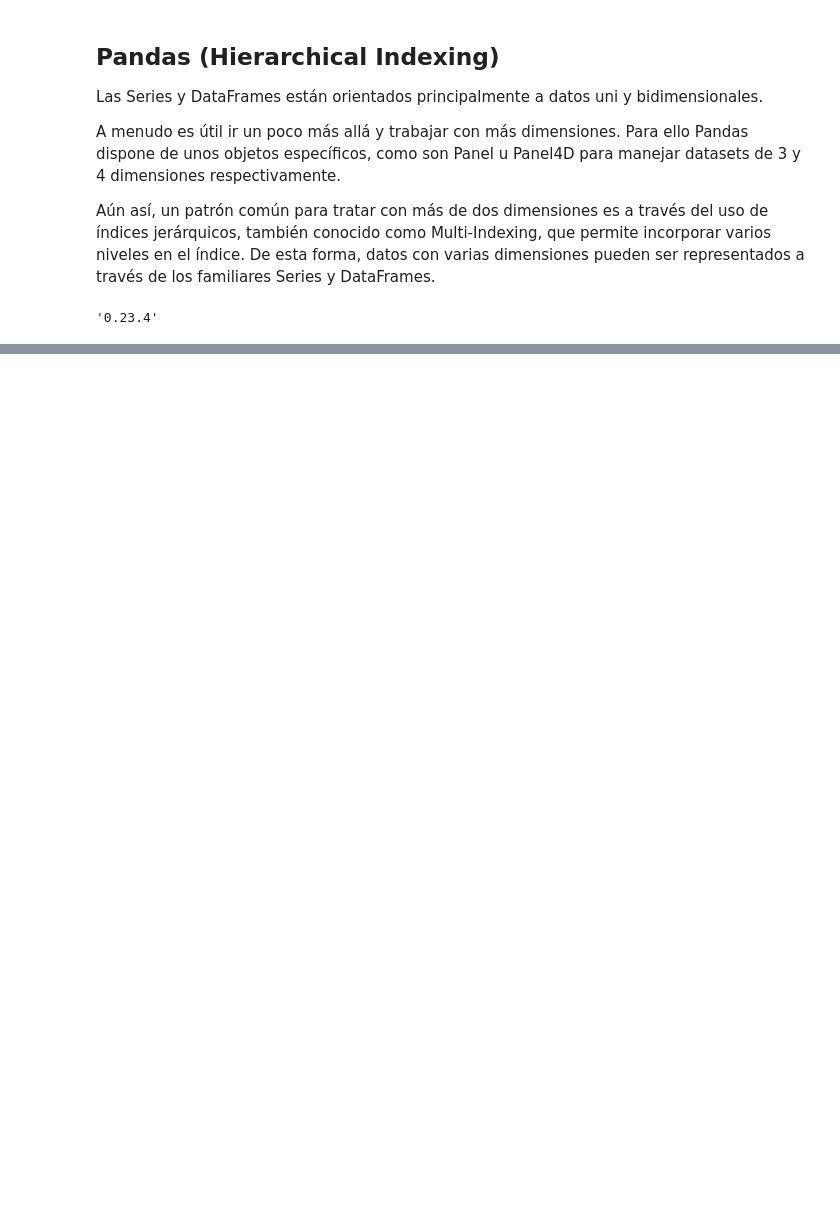
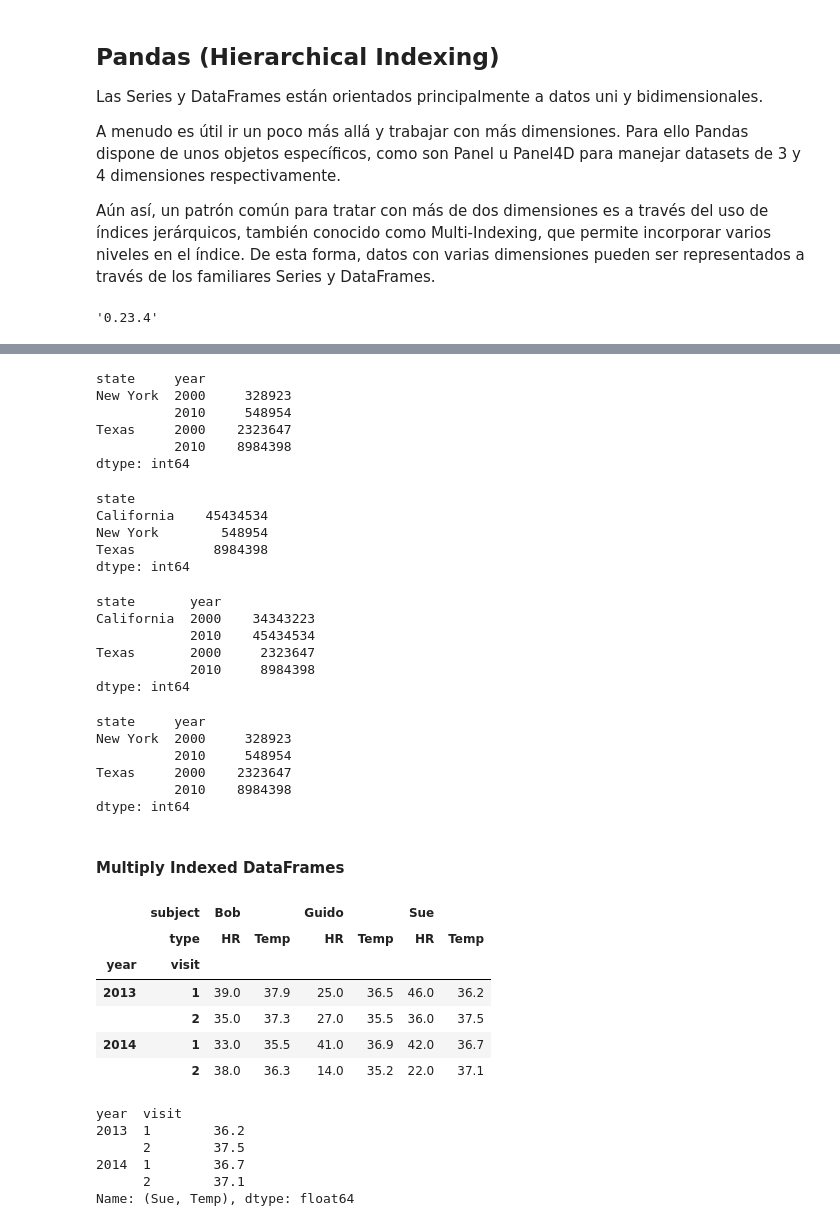
Before and after one commit to albertobecerra74/data-science, a Jupyter notebook: PythonDataScience/Pandas/Pandas_Hierarchical Indexing.ipynb, the cells around one changed output, grey strips where cells are left out. Cells and saved outputs as stored; diff of their text form; code cells hidden in the pictures; blank space fills up the shorter version.

```diff
--- a/PythonDataScience/Pandas/Pandas_Hierarchical Indexing.ipynb
+++ b/PythonDataScience/Pandas/Pandas_Hierarchical Indexing.ipynb
@@ -373,0 +465,61 @@ states['Texas':'Florida'] #se refiere a filas
+# %%
+# slicing
+pop.loc['New York':'Texas']
+# %% [output]
+state     year
+New York  2000     328923
+          2010     548954
+Texas     2000    2323647
+          2010    8984398
+dtype: int64
+# %%
+# indexing
+pop[:, 2010]
+# %% [output]
+state
+California    45434534
+New York        548954
+Texas          8984398
+dtype: int64
+# %%
+# filtering
+pop[pop > 1000000]
+# %% [output]
+state       year
+California  2000    34343223
+            2010    45434534
+Texas       2000     2323647
+            2010     8984398
+dtype: int64
+# %%
+# fancy indexing
+pop[['Texas', 'New York']]
+# %% [output]
+state     year
+New York  2000     328923
+          2010     548954
+Texas     2000    2323647
+          2010    8984398
+dtype: int64
+# %% [markdown]
+#### Multiply Indexed DataFrames
+# %%
+health_data
+# %% [output]
+|  | subject | Bob |  | Guido |  | Sue |  |
+|  | type | HR | Temp | HR | Temp | HR | Temp |
+| year | visit |  |  |  |  |  |  |
+| 2013 | 1 | 39.0 | 37.9 | 25.0 | 36.5 | 46.0 | 36.2 |
+|  | 2 | 35.0 | 37.3 | 27.0 | 35.5 | 36.0 | 37.5 |
+| 2014 | 1 | 33.0 | 35.5 | 41.0 | 36.9 | 42.0 | 36.7 |
+|  | 2 | 38.0 | 36.3 | 14.0 | 35.2 | 22.0 | 37.1 |
+# %%
+# seleccionamos las columnas
+health_data['Sue', 'Temp']
+# %% [output]
+year  visit
+2013  1        36.2
+      2        37.5
+2014  1        36.7
+      2        37.1
+Name: (Sue, Temp), dtype: float64
```
Also changed, not shown: parts of 182 cells of this notebook, 7 other files.
